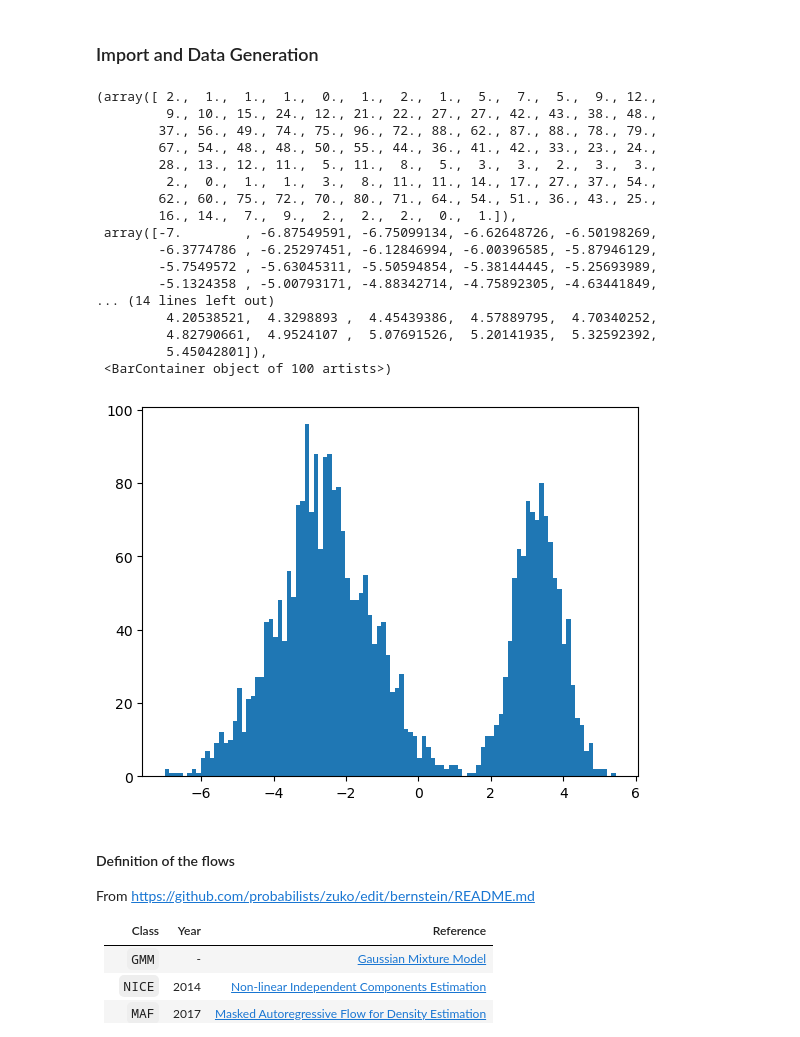
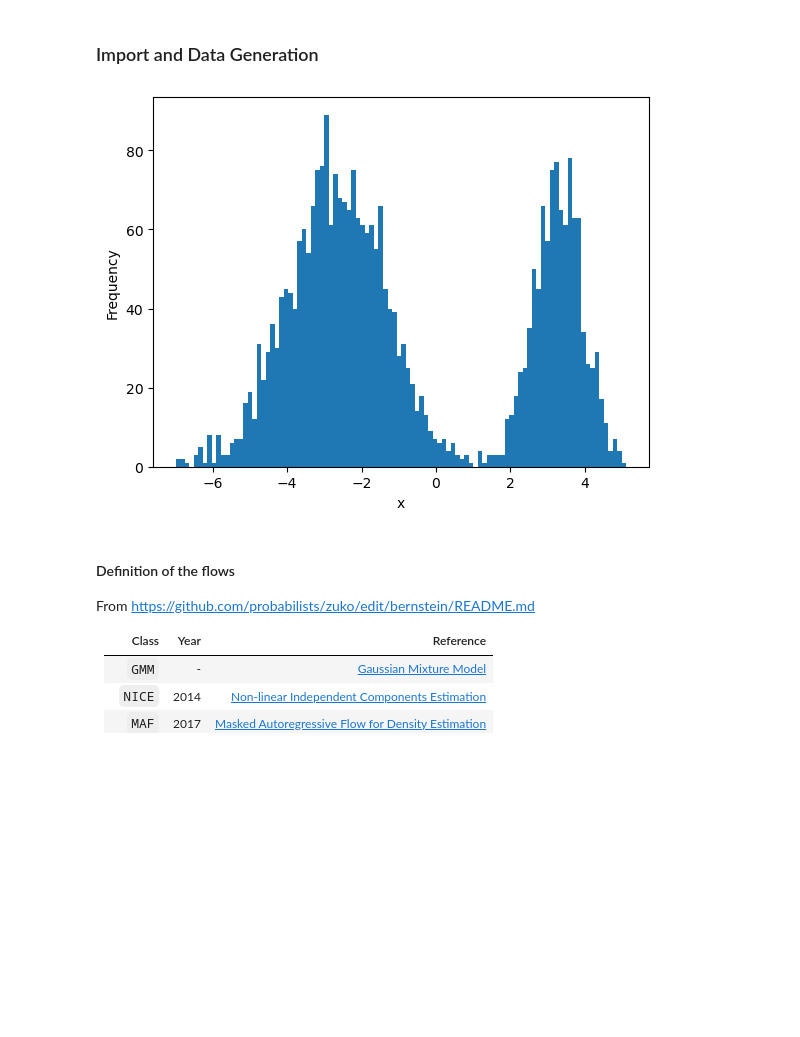
Before and after one commit to ioskn/mldl_htwg, a Jupyter notebook: generative/1D_Flows.ipynb, the cells around one changed output. Cells and saved outputs as stored; diff of their text form; code cells hidden in the pictures; blank space fills up the shorter version.

```diff
--- a/generative/1D_Flows.ipynb
+++ b/generative/1D_Flows.ipynb
@@ -15,40 +15,25 @@ import time
 # %%
 import numpy as np
 import torch
 import zuko
 import matplotlib.pyplot as plt
 import time
 
 ## Generate data (roughly in the range [-10,10])
 def dgp(size=300):
     gaussian_data = np.random.normal(loc=-4, scale=2, size=int(size*2/3))
     exponential_data = np.random.normal(loc=5, scale=1, size=int(size/3))
     complex_data = np.concatenate((gaussian_data, exponential_data))
     complex_data = complex_data * 7 / np.max(np.abs(complex_data))
     np.random.shuffle(complex_data)
     return torch.tensor(complex_data, dtype=torch.float32).view(-1, 1)
 
-d = dgp(3000)
-plt.hist(d.numpy(), bins=100)
+d = dgp(3000);
+plt.hist(d.numpy(), bins=100);
+plt.xlabel('x');
+plt.ylabel('Frequency');
 # %% [output]
-(array([ 2.,  1.,  1.,  1.,  0.,  1.,  2.,  1.,  5.,  7.,  5.,  9., 12.,
-         9., 10., 15., 24., 12., 21., 22., 27., 27., 42., 43., 38., 48.,
-        37., 56., 49., 74., 75., 96., 72., 88., 62., 87., 88., 78., 79.,
-        67., 54., 48., 48., 50., 55., 44., 36., 41., 42., 33., 23., 24.,
-        28., 13., 12., 11.,  5., 11.,  8.,  5.,  3.,  3.,  2.,  3.,  3.,
-         2.,  0.,  1.,  1.,  3.,  8., 11., 11., 14., 17., 27., 37., 54.,
-        62., 60., 75., 72., 70., 80., 71., 64., 54., 51., 36., 43., 25.,
-        16., 14.,  7.,  9.,  2.,  2.,  2.,  0.,  1.]),
- array([-7.        , -6.87549591, -6.75099134, -6.62648726, -6.50198269,
-        -6.3774786 , -6.25297451, -6.12846994, -6.00396585, -5.87946129,
-        -5.7549572 , -5.63045311, -5.50594854, -5.38144445, -5.25693989,
-        -5.1324358 , -5.00793171, -4.88342714, -4.75892305, -4.63441849,
-... (14 lines left out)
-         4.20538521,  4.3298893 ,  4.45439386,  4.57889795,  4.70340252,
-         4.82790661,  4.9524107 ,  5.07691526,  5.20141935,  5.32592392,
-         5.45042801]),
- <BarContainer object of 100 artists>)
-[figure, old version]
+[figure, new version]
 # %% [markdown]
 #### Definition of the flows
 
```
Also changed, not shown: parts of 5 cells of this notebook, 3 other files.
